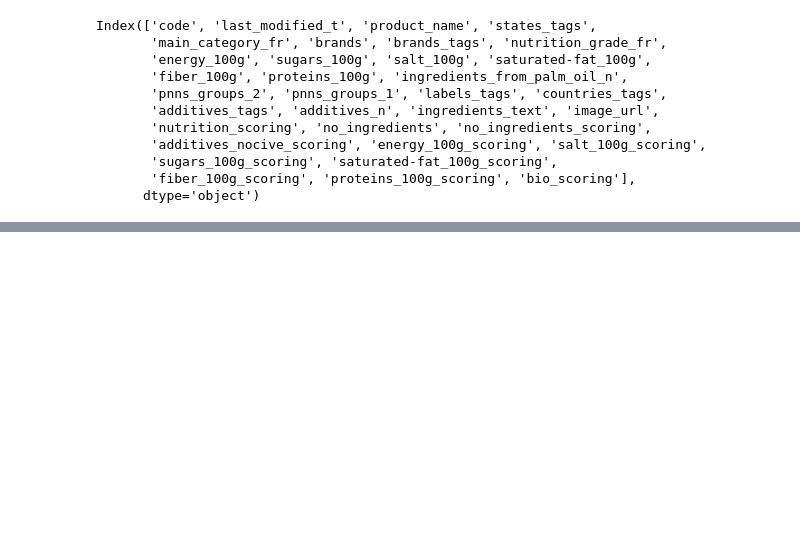
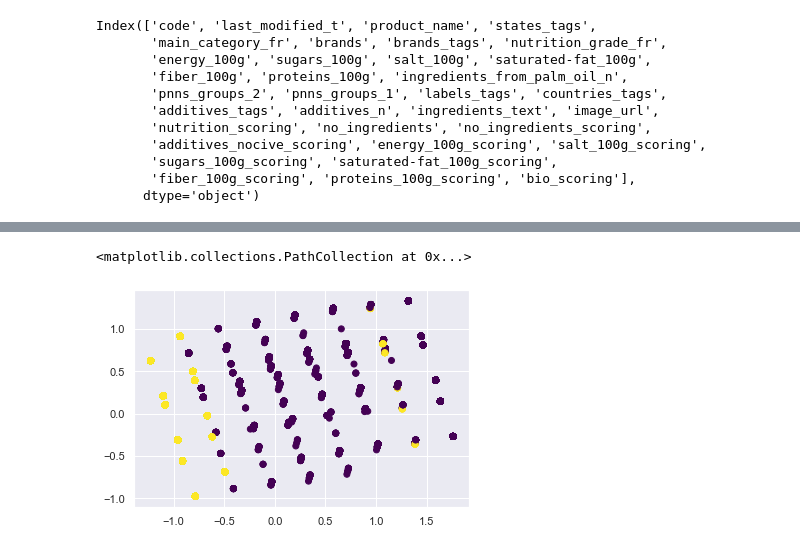
Before and after one commit to Severac/openclassrooms, a Jupyter notebook: PJ2/PJ2_dataexplore.ipynb, the cells around one changed output, grey strips where cells are left out. Drawn from its saved outputs; the diff is of its cells as text; code cells hidden in the pictures; blank space fills up the shorter version.

Commit message:
Poursuite data explore (initialiastion d'un PCA)

```diff
--- a/PJ2/PJ2_dataexplore.ipynb
+++ b/PJ2/PJ2_dataexplore.ipynb
@@ -117,0 +150,18 @@ array([[<matplotlib.axes._subplots.AxesSubplot object at 0x...>,
+# %%
+# Import `PCA` from `sklearn.decomposition`
+from sklearn.decomposition import PCA
+
+# Build the model
+pca = PCA(n_components=2)
+
+# Reduce the data, output is ndarray
+reduced_data = pca.fit_transform(food[[      'nutrition_scoring', 'no_ingredients_scoring',
+       'additives_nocive_scoring', 'energy_100g_scoring', 'salt_100g_scoring',
+       'sugars_100g_scoring', 'saturated-fat_100g_scoring',
+       'fiber_100g_scoring', 'proteins_100g_scoring', 'bio_scoring']].notnull())
+
+# Inspect shape of the `reduced_data`
+reduced_data.shape
+
+# print out the reduced data
+print(reduced_data)
@@ -117,0 +176,5 @@ array([[<matplotlib.axes._subplots.AxesSubplot object at 0x...>,
+# %%
+plt.scatter(reduced_data[:,0], reduced_data[:,1], c=food['nutrition_scoring'].notnull(), cmap = 'viridis')
+# %% [output]
+<matplotlib.collections.PathCollection at 0x...>
+[figure, added]
```
Also changed, not shown: parts of 7 cells of this notebook.
